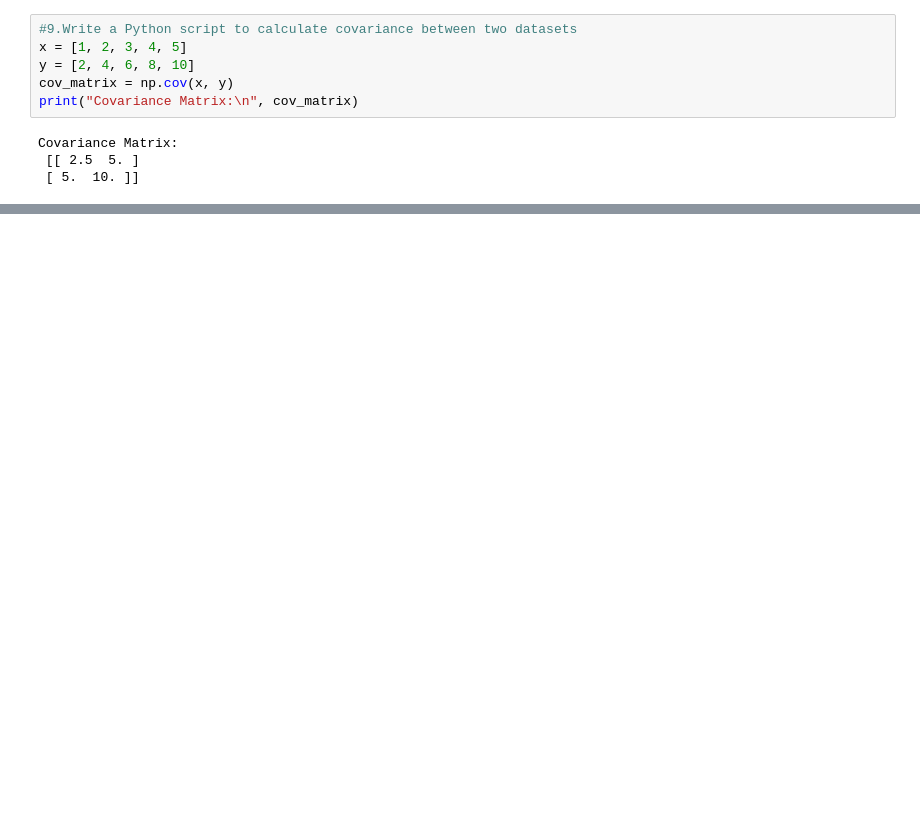
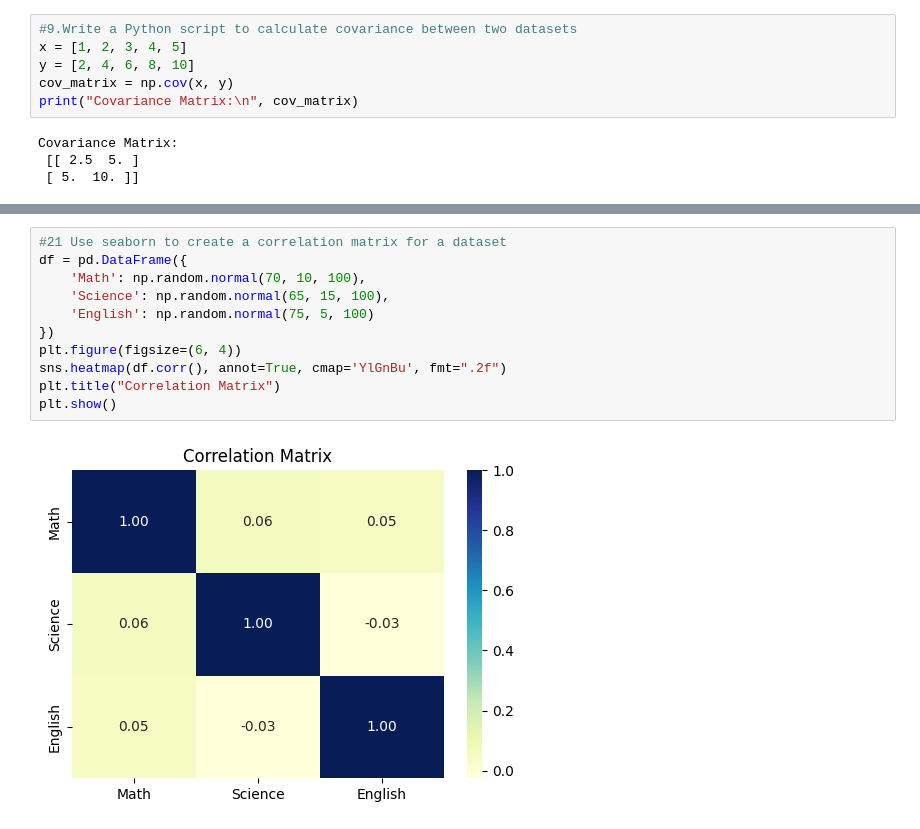
Before and after one commit to SURAJITMAITY2005/Statistics, a Jupyter notebook: Statistics_Basics.ipynb, the cells around one changed output, grey strips where cells are left out. Drawn from its saved outputs; the diff is of its cells as text; blank space fills up the shorter version.

```diff
--- a/Statistics_Basics.ipynb
+++ b/Statistics_Basics.ipynb
@@ -245,0 +552,13 @@ Covariance Matrix:
+# %%
+#21 Use seaborn to create a correlation matrix for a dataset
+df = pd.DataFrame({
+    'Math': np.random.normal(70, 10, 100),
+    'Science': np.random.normal(65, 15, 100),
+    'English': np.random.normal(75, 5, 100)
+})
+plt.figure(figsize=(6, 4))
+sns.heatmap(df.corr(), annot=True, cmap='YlGnBu', fmt=".2f")
+plt.title("Correlation Matrix")
+plt.show()
+# %% [output]
+[figure, added]
```
Also changed, not shown: parts of 24 cells of this notebook.
